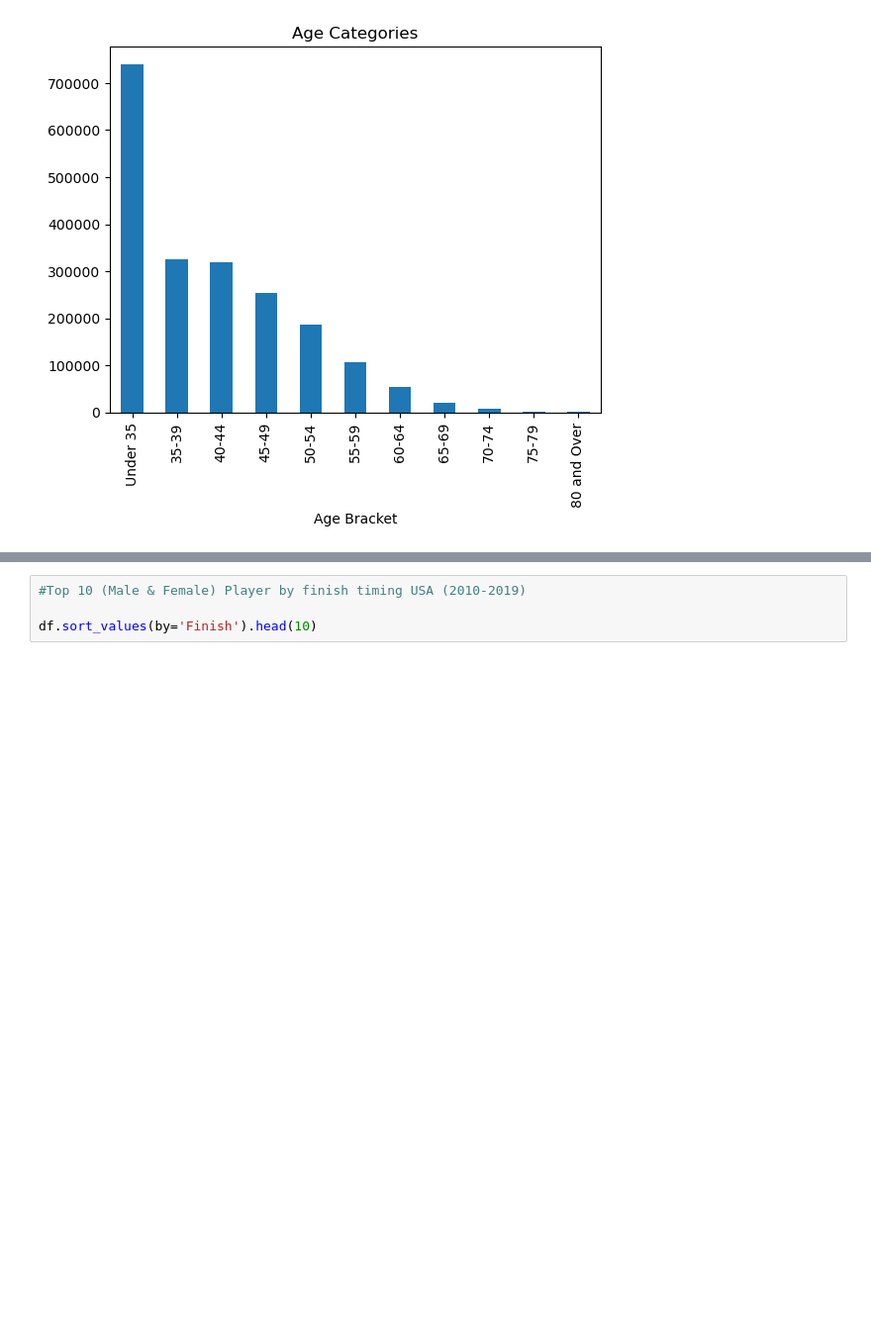
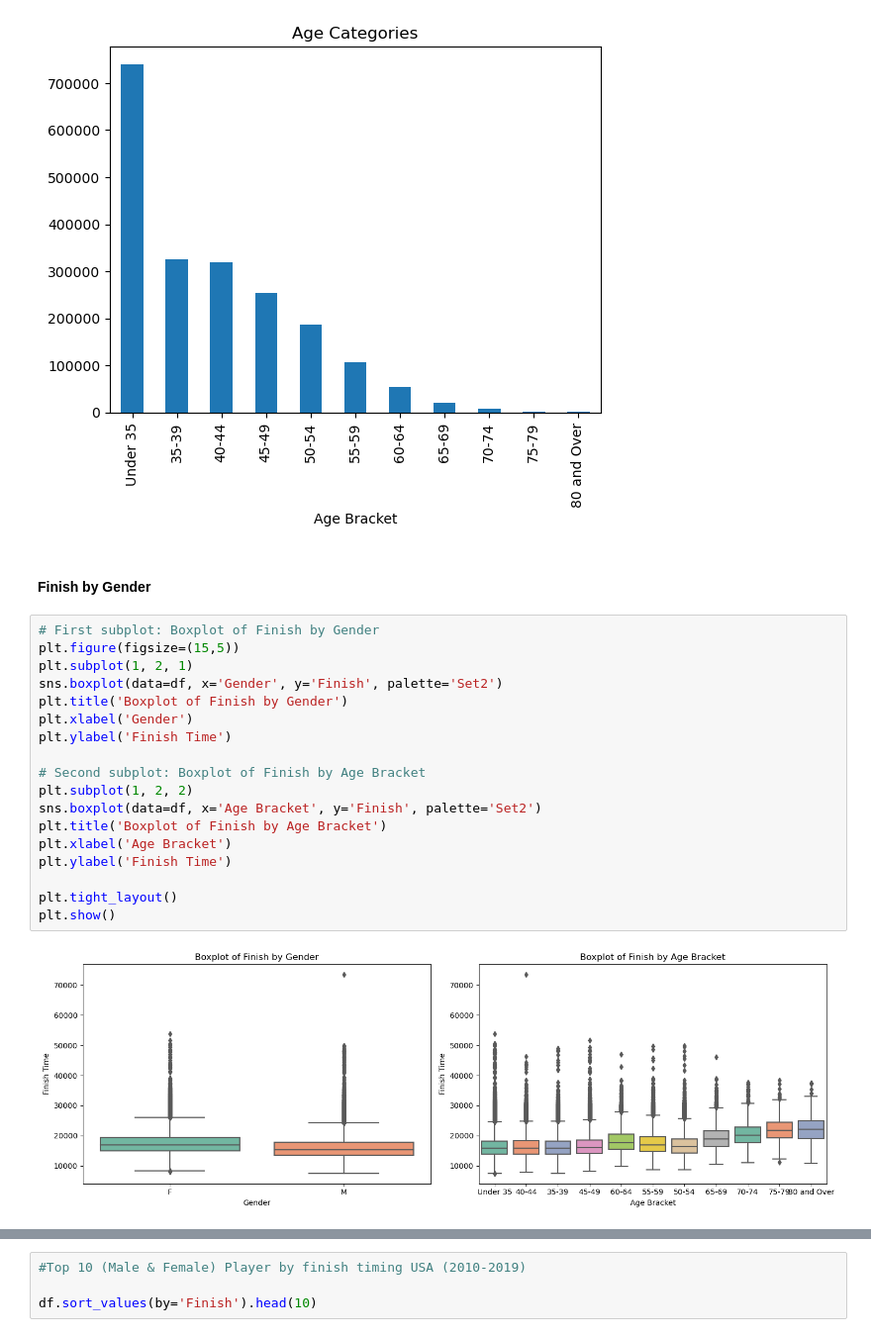
Before and after one commit to sagarbarge/Marathon_2010_to_2019_USA, a Jupyter notebook: Marathon_2010_2019_USA.ipynb, the cells around one changed output, grey strips where cells are left out. Shown at 99% size. Drawn from its saved outputs; the diff is of its cells as text; blank space fills up the shorter version.

```diff
--- a/Marathon_2010_2019_USA.ipynb
+++ b/Marathon_2010_2019_USA.ipynb
@@ -254,3 +254,25 @@ plt.title('Age Categories')
 plt.show()
 # %% [output]
 [figure]
+# %% [markdown]
+#### Finish by Gender
+# %%
+# First subplot: Boxplot of Finish by Gender
+plt.figure(figsize=(15,5))
+plt.subplot(1, 2, 1)
+sns.boxplot(data=df, x='Gender', y='Finish', palette='Set2')
+plt.title('Boxplot of Finish by Gender')
+plt.xlabel('Gender')
+plt.ylabel('Finish Time')
+
+# Second subplot: Boxplot of Finish by Age Bracket
+plt.subplot(1, 2, 2)
+sns.boxplot(data=df, x='Age Bracket', y='Finish', palette='Set2')
+plt.title('Boxplot of Finish by Age Bracket')
+plt.xlabel('Age Bracket')
+plt.ylabel('Finish Time')
+
+plt.tight_layout()
+plt.show()
+# %% [output]
+[figure, added]
```
Also changed, not shown: parts of 41 cells of this notebook.
